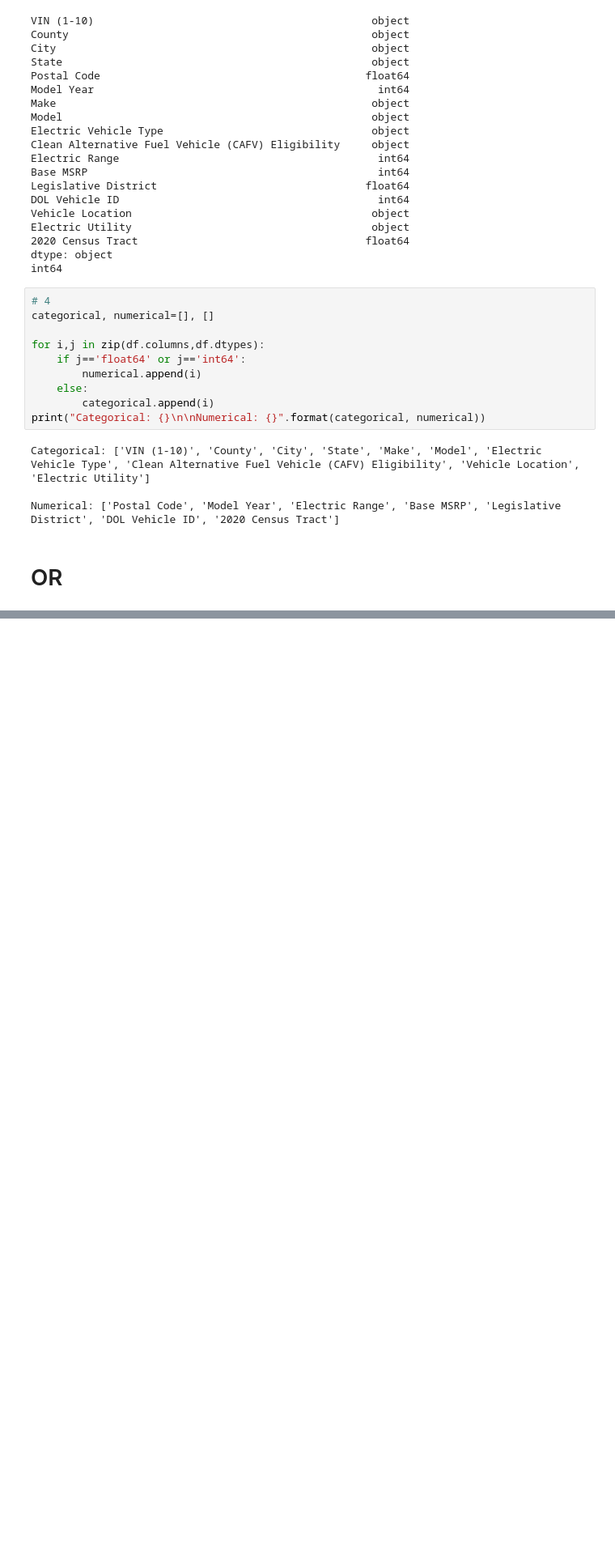
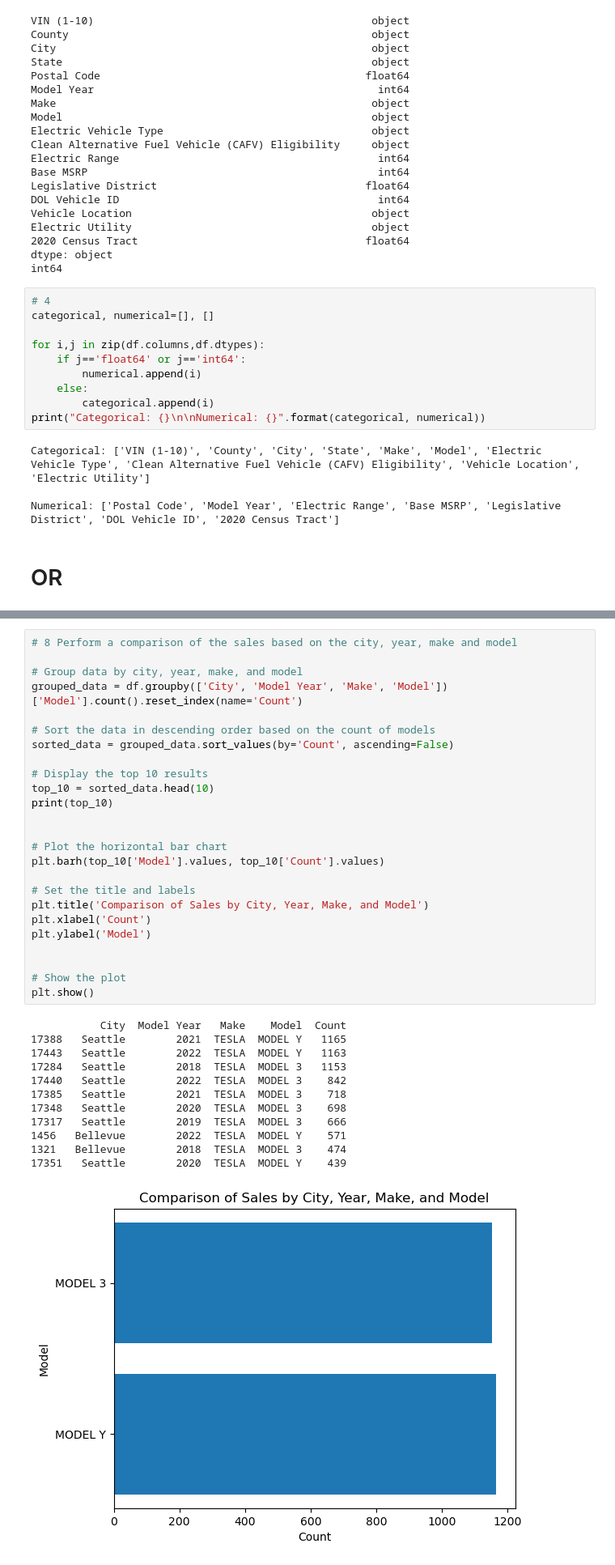
Before and after one commit to dharantej1/TEK_Training, a Jupyter notebook: Assignments/Data_Analysis/pandas/vehicleanalysis.ipynb, the cells around one changed output, grey strips where cells are left out. Shown at 81% size. Drawn from its saved outputs; the diff is of its cells as text; blank space fills up the shorter version.

```diff
--- a/Assignments/Data_Analysis/pandas/vehicleanalysis.ipynb
+++ b/Assignments/Data_Analysis/pandas/vehicleanalysis.ipynb
@@ -101,0 +196,38 @@ Numerical: ['Postal Code', 'Model Year', 'Electric Range', 'Base MSRP', 'Legisla
+# %%
+# 8 Perform a comparison of the sales based on the city, year, make and model
+
+# Group data by city, year, make, and model
+grouped_data = df.groupby(['City', 'Model Year', 'Make', 'Model'])['Model'].count().reset_index(name='Count')
+
+# Sort the data in descending order based on the count of models
+sorted_data = grouped_data.sort_values(by='Count', ascending=False)
+
+# Display the top 10 results
+top_10 = sorted_data.head(10)
+print(top_10)
+
+
+# Plot the horizontal bar chart
+plt.barh(top_10['Model'].values, top_10['Count'].values)
+
+# Set the title and labels
+plt.title('Comparison of Sales by City, Year, Make, and Model')
+plt.xlabel('Count')
+plt.ylabel('Model')
+
+
+# Show the plot
+plt.show()
+# %% [output]
+           City  Model Year   Make    Model  Count
+17388   Seattle        2021  TESLA  MODEL Y   1165
+17443   Seattle        2022  TESLA  MODEL Y   1163
+17284   Seattle        2018  TESLA  MODEL 3   1153
+17440   Seattle        2022  TESLA  MODEL 3    842
+17385   Seattle        2021  TESLA  MODEL 3    718
+17348   Seattle        2020  TESLA  MODEL 3    698
+17317   Seattle        2019  TESLA  MODEL 3    666
+1456   Bellevue        2022  TESLA  MODEL Y    571
+1321   Bellevue        2018  TESLA  MODEL 3    474
+17351   Seattle        2020  TESLA  MODEL Y    439
+[figure, added]
```
Also changed, not shown: parts of 10 cells of this notebook.
